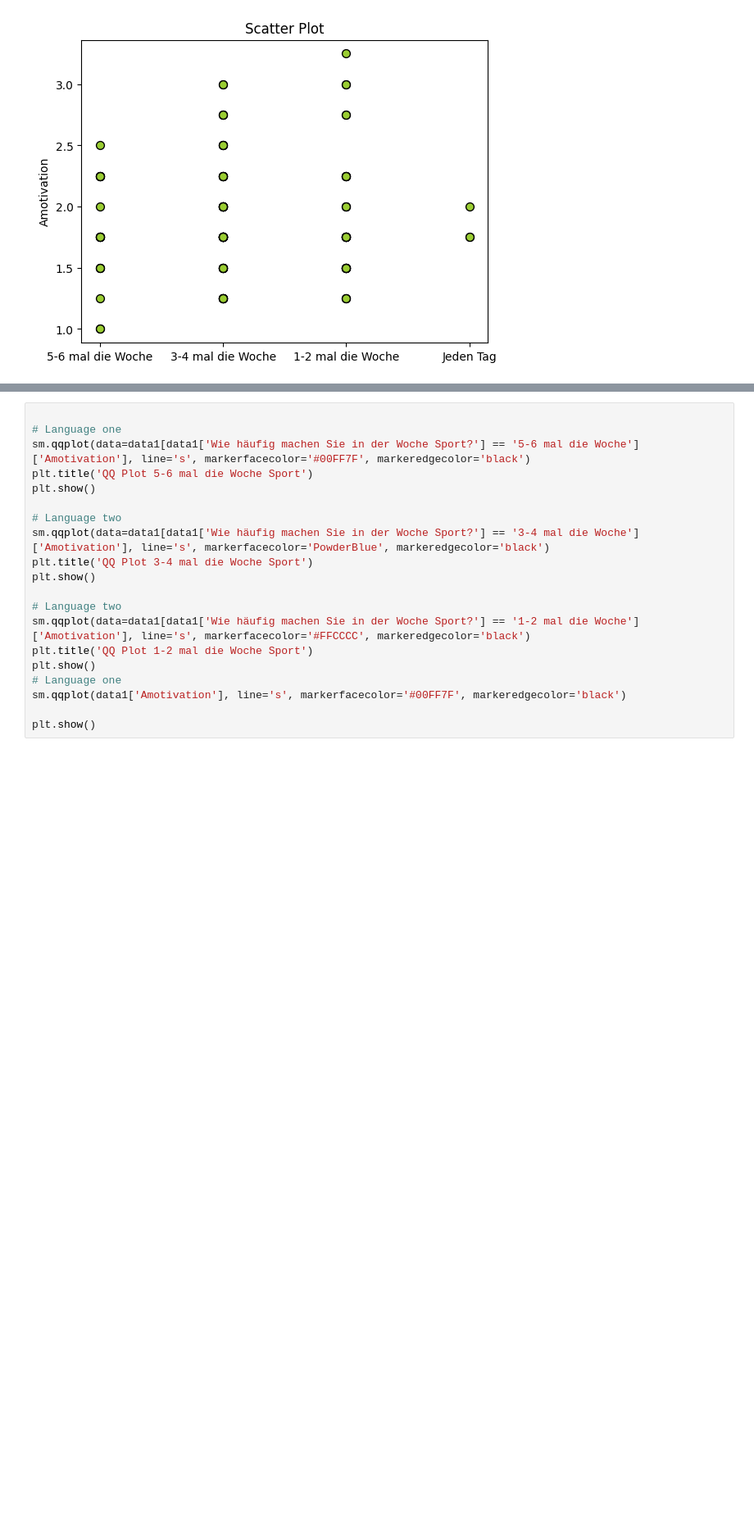
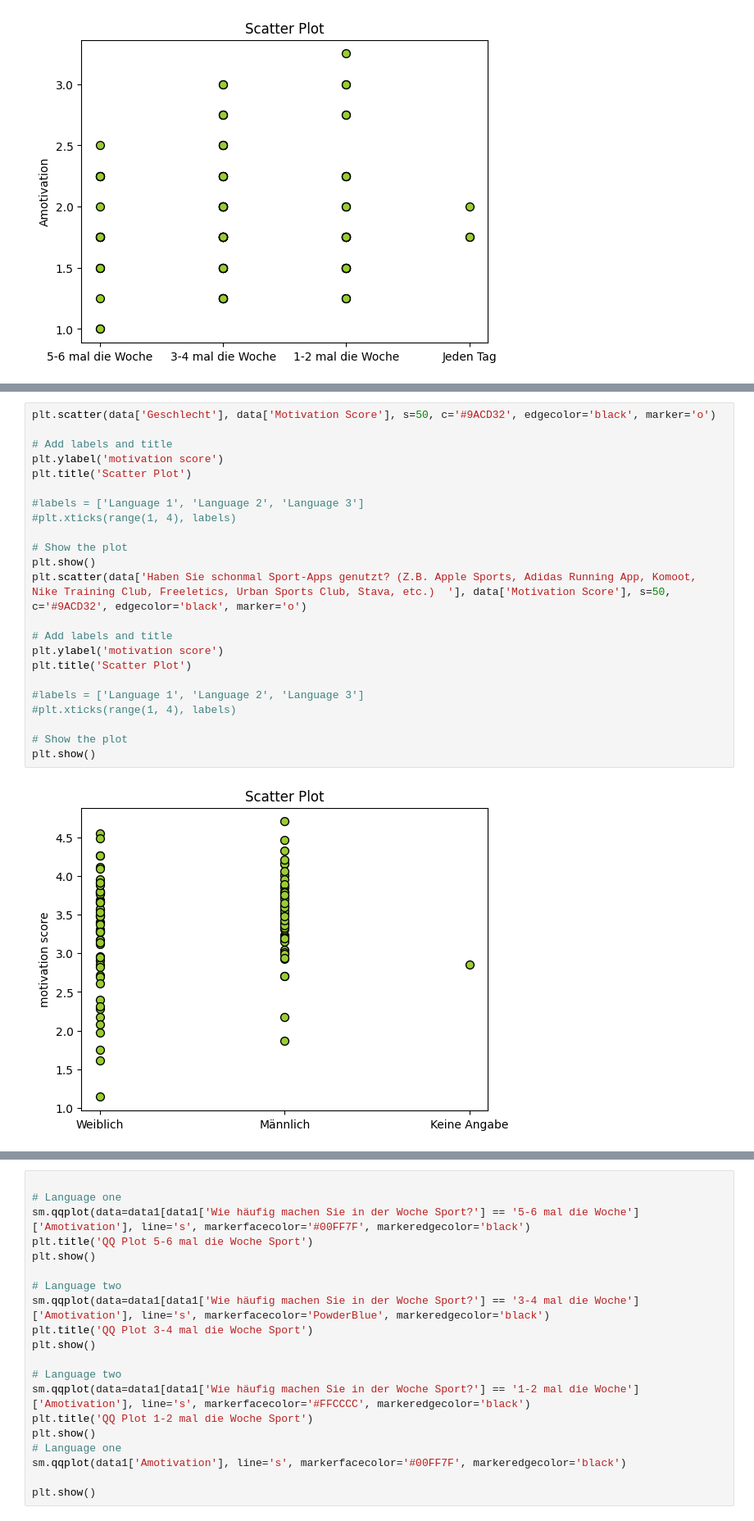
Before and after one commit to leaambrosius/emse, a Jupyter notebook: evaluation_arunge.ipynb, the cells around one changed output, grey strips where cells are left out. Shown at 82% size. Saved outputs shown, nothing was run; the diff lists cells and outputs as text; blank space fills up the shorter version.

```diff
--- a/evaluation_arunge.ipynb
+++ b/evaluation_arunge.ipynb
@@ -254,0 +391,25 @@ plt.show()
+# %%
+plt.scatter(data['Geschlecht'], data['Motivation Score'], s=50, c='#9ACD32', edgecolor='black', marker='o')
+
+# Add labels and title
+plt.ylabel('motivation score')
+plt.title('Scatter Plot')
+
+#labels = ['Language 1', 'Language 2', 'Language 3']
+#plt.xticks(range(1, 4), labels)
+
+# Show the plot
+plt.show()
+plt.scatter(data['Haben Sie schonmal Sport-Apps genutzt? (Z.B. Apple Sports, Adidas Running App, Komoot, Nike Training Club, Freeletics, Urban Sports Club, Stava, etc.)  '], data['Motivation Score'], s=50, c='#9ACD32', edgecolor='black', marker='o')
+
+# Add labels and title
+plt.ylabel('motivation score')
+plt.title('Scatter Plot')
+
+#labels = ['Language 1', 'Language 2', 'Language 3']
+#plt.xticks(range(1, 4), labels)
+
+# Show the plot
+plt.show()
+# %% [output]
+[figure, added]
```
Also changed, not shown: parts of 8 cells of this notebook.
